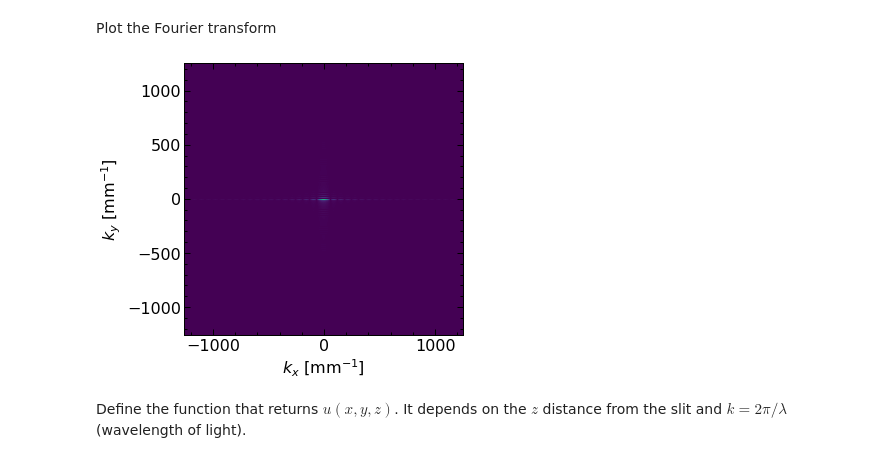
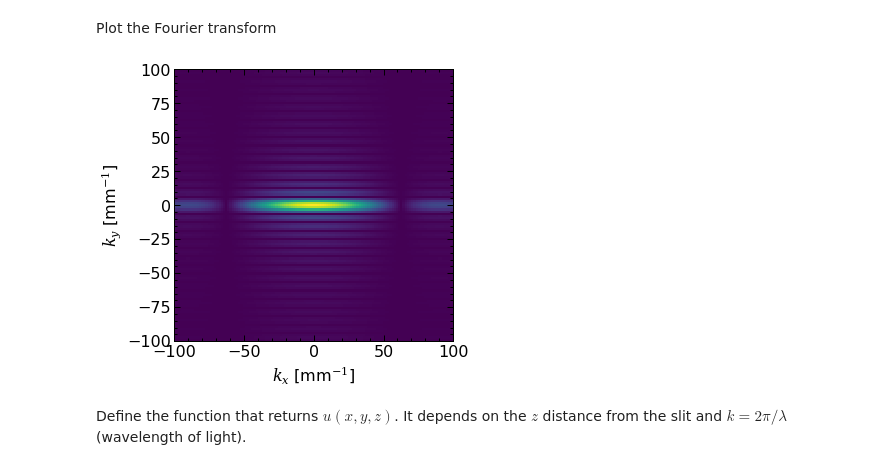
Before and after one commit to lukepolson/youtube_channel, a Jupyter notebook: Python Metaphysics Series/vid29.ipynb, the cells around one changed output. Drawn from its saved outputs; the diff is of its cells as text; code cells hidden in the pictures.

```diff
--- a/Python Metaphysics Series/vid29.ipynb
+++ b/Python Metaphysics Series/vid29.ipynb
@@ -128,11 +126,13 @@ Plot the Fourier transform
 # %%
 plt.figure(figsize=(5,5))
 plt.pcolormesh(fftshift(kxv.magnitude), fftshift(kyv.magnitude), np.abs(fftshift(A)))
 plt.xlabel('$k_x$ [mm$^{-1}$]')
 plt.ylabel('$k_y$ [mm$^{-1}$]')
+plt.xlim(-100,100)
+plt.ylim(-100,100)
 plt.show()
 # %% [output]
-[figure, old version]
+[figure, new version]
 # %% [markdown]
 Define the function that returns $u(x,y,z)$. It depends on the $z$ distance from the slit and $k=2\pi/\lambda$ (wavelength of light).
 # %%
```
Also changed, not shown: parts of 10 cells of this notebook, 4 other files.
